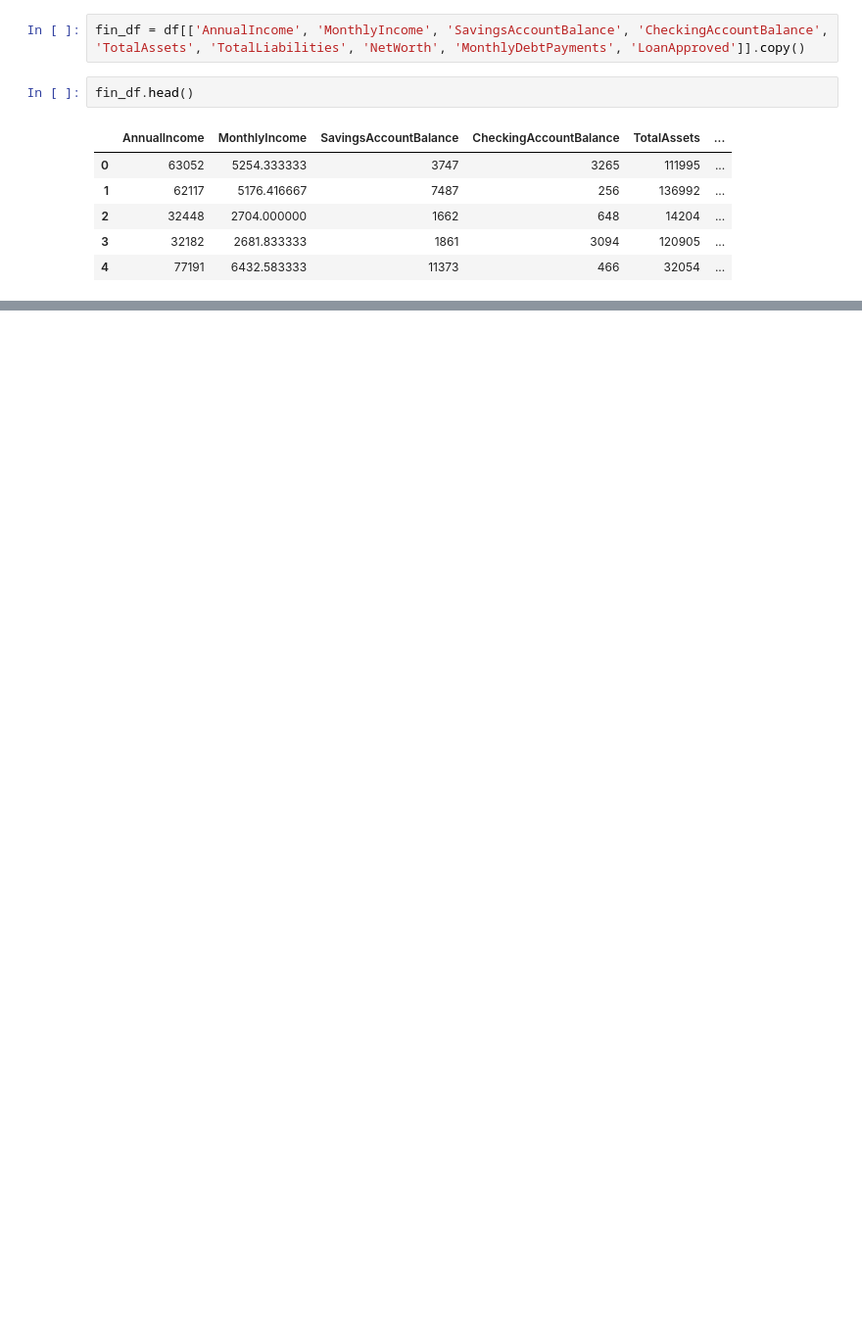
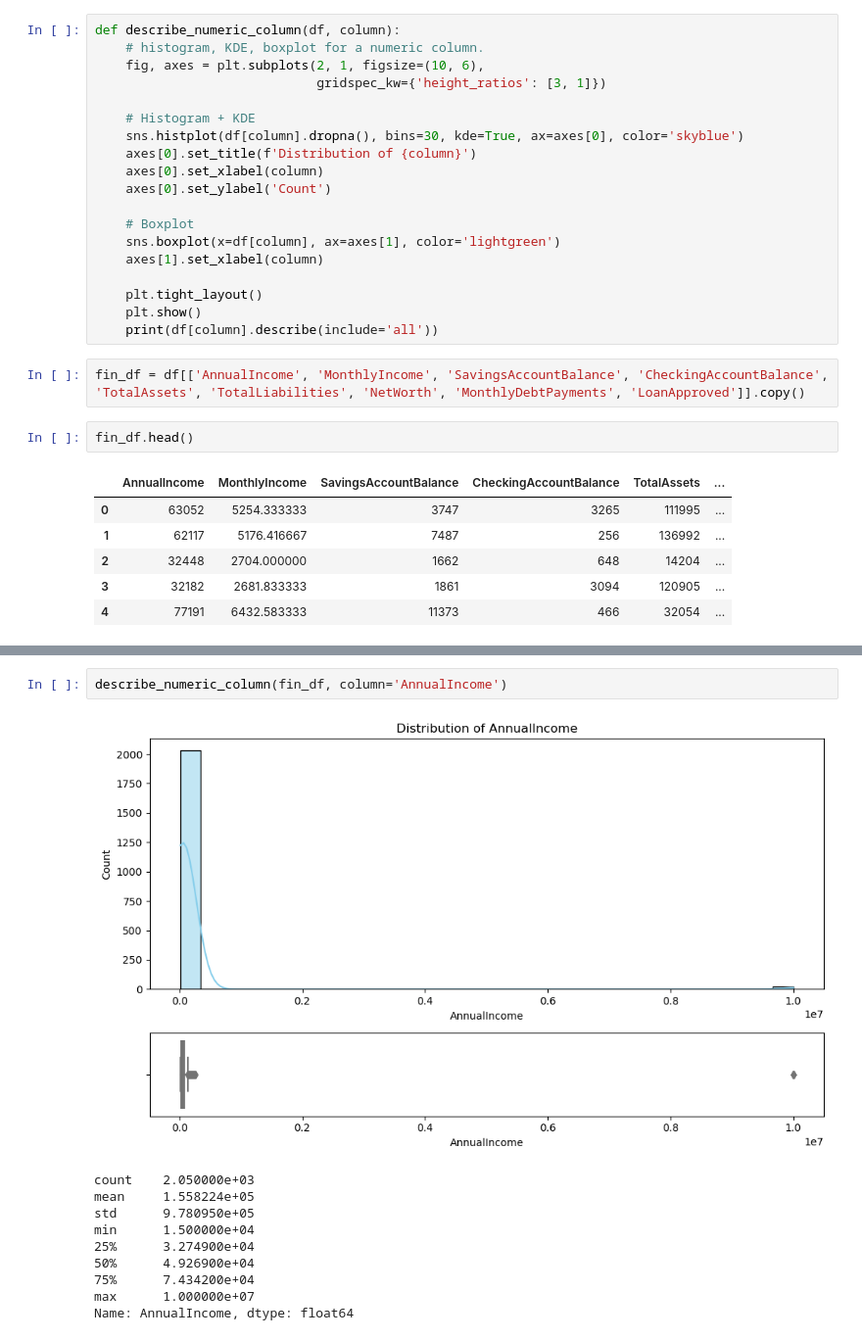
Before and after one commit to KimiyaVahidMotlagh/QBC-DA10-Group4Project1, a Jupyter notebook: DA10_EDA(Arash).ipynb, the cells around one changed output, grey strips where cells are left out. Shown at 98% size. Saved outputs shown, nothing was run; the diff lists cells and outputs as text; blank space fills up the shorter version.

```diff
--- a/DA10_EDA(Arash).ipynb
+++ b/DA10_EDA(Arash).ipynb
@@ -558,6 +559,25 @@ def find_CI(df, target_col, col, t_critical=2):
         <li><b>NetWorth:</b> The applicant's total assets minus their total liabilities. (Nomerical)</li>
         <li><b>MonthlyDebtPayments:</b> The total amount the applicant pays towards existing debts each month.(Nomerical)</li>
     </ul>
+# %%
+def describe_numeric_column(df, column):
+    # histogram, KDE, boxplot for a numeric column.
+    fig, axes = plt.subplots(2, 1, figsize=(10, 6),
+                             gridspec_kw={'height_ratios': [3, 1]})
+
+    # Histogram + KDE
+    sns.histplot(df[column].dropna(), bins=30, kde=True, ax=axes[0], color='skyblue')
+    axes[0].set_title(f'Distribution of {column}')
+    axes[0].set_xlabel(column)
+    axes[0].set_ylabel('Count')
+
+    # Boxplot
+    sns.boxplot(x=df[column], ax=axes[1], color='lightgreen')
+    axes[1].set_xlabel(column)
+
+    plt.tight_layout()
+    plt.show()
+    print(df[column].describe(include='all'))
 # %%
 fin_df = df[['AnnualIncome', 'MonthlyIncome', 'SavingsAccountBalance', 'CheckingAccountBalance', 'TotalAssets', 'TotalLiabilities', 'NetWorth', 'MonthlyDebtPayments', 'LoanApproved']].copy()
 # %%
@@ -571,0 +605,13 @@ fin_df.head()
+# %%
+describe_numeric_column(fin_df, column='AnnualIncome')
+# %% [output]
+[figure, added]
+count    2.050000e+03
+mean     1.558224e+05
+std      9.780950e+05
+min      1.500000e+04
+25%      3.274900e+04
+50%      4.926900e+04
+75%      7.434200e+04
+max      1.000000e+07
+Name: AnnualIncome, dtype: float64
```
Also changed, not shown: parts of 24 cells of this notebook.
